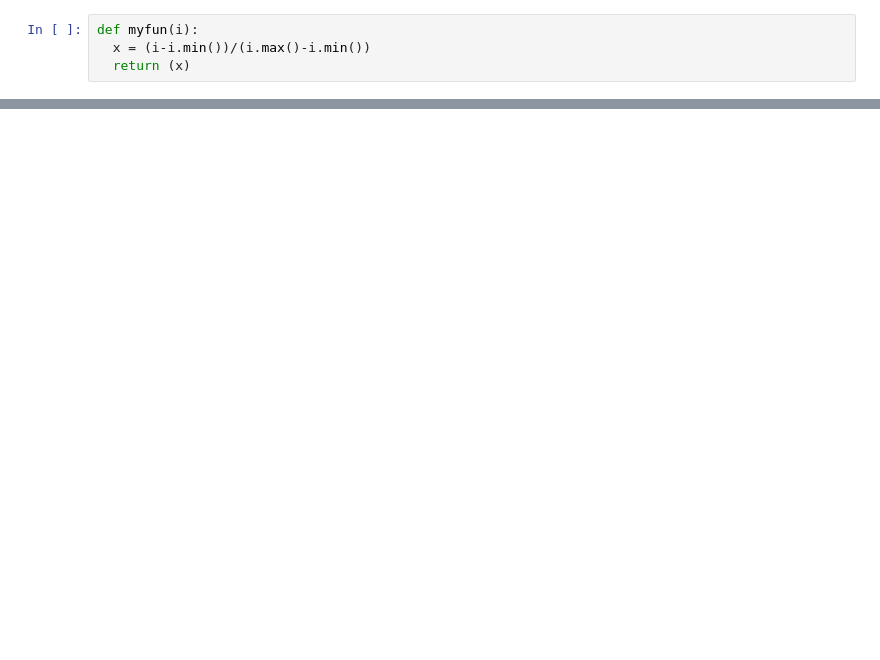
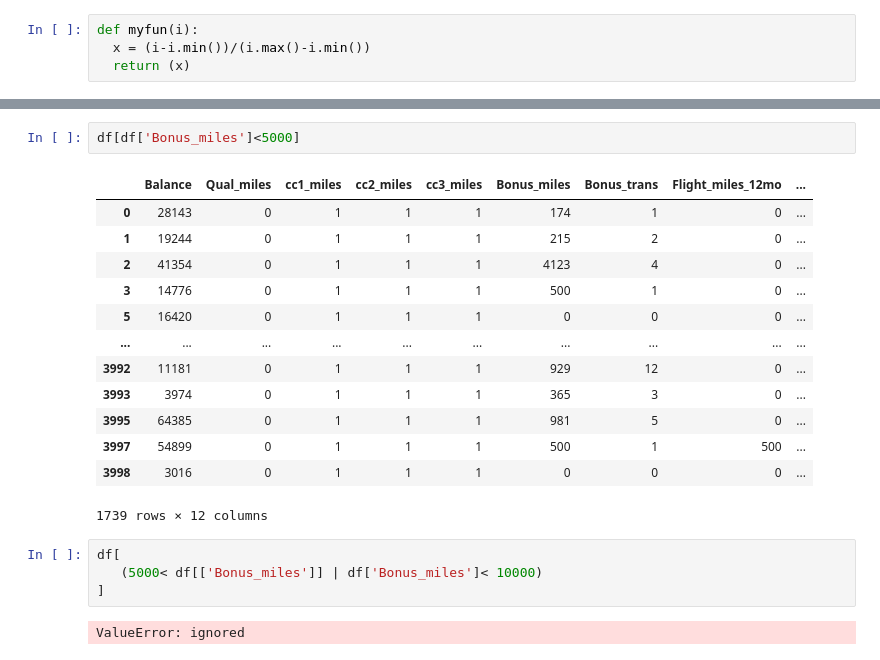
Before and after one commit to Sinudeshmukh/Data-Science, a Jupyter notebook: HierarchicalClusteringAssgn.ipynb, the cells around one changed output, grey strips where cells are left out. Drawn from its saved outputs; the diff is of its cells as text; blank space fills up the shorter version.

```diff
--- a/HierarchicalClusteringAssgn.ipynb
+++ b/HierarchicalClusteringAssgn.ipynb
@@ -54,0 +104,22 @@ KeyboardInterrupt: ignored
+# %%
+df[df['Bonus_miles']<5000]
+# %% [output]
+|  | Balance | Qual_miles | cc1_miles | cc2_miles | cc3_miles | Bonus_miles | Bonus_trans | Flight_miles_12mo | ... |
+| 0 | 28143 | 0 | 1 | 1 | 1 | 174 | 1 | 0 | ... |
+| 1 | 19244 | 0 | 1 | 1 | 1 | 215 | 2 | 0 | ... |
+| 2 | 41354 | 0 | 1 | 1 | 1 | 4123 | 4 | 0 | ... |
+| 3 | 14776 | 0 | 1 | 1 | 1 | 500 | 1 | 0 | ... |
+| 5 | 16420 | 0 | 1 | 1 | 1 | 0 | 0 | 0 | ... |
+| ... | ... | ... | ... | ... | ... | ... | ... | ... | ... |
+| 3992 | 11181 | 0 | 1 | 1 | 1 | 929 | 12 | 0 | ... |
+| 3993 | 3974 | 0 | 1 | 1 | 1 | 365 | 3 | 0 | ... |
+| 3995 | 64385 | 0 | 1 | 1 | 1 | 981 | 5 | 0 | ... |
+| 3997 | 54899 | 0 | 1 | 1 | 1 | 500 | 1 | 500 | ... |
+| 3998 | 3016 | 0 | 1 | 1 | 1 | 0 | 0 | 0 | ... |
+1739 rows × 12 columns
+# %%
+df[
+   (5000< df[['Bonus_miles']] | df['Bonus_miles']< 10000)
+]
+# %% [output]
+ValueError: ignored
```
Also changed, not shown: parts of 10 cells of this notebook.
